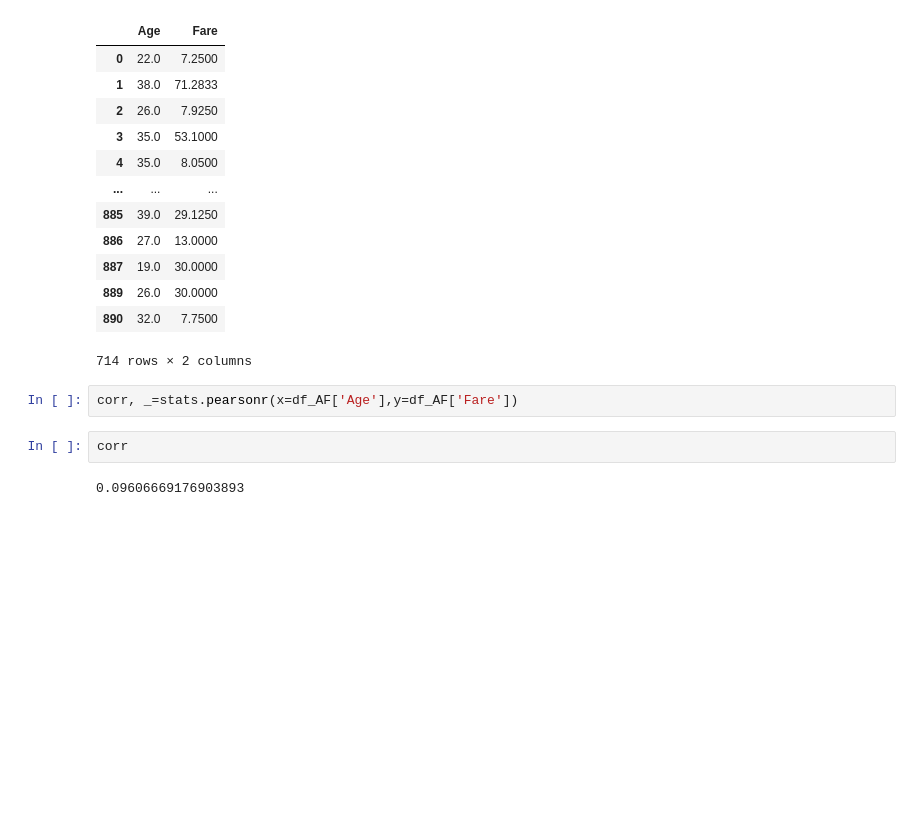
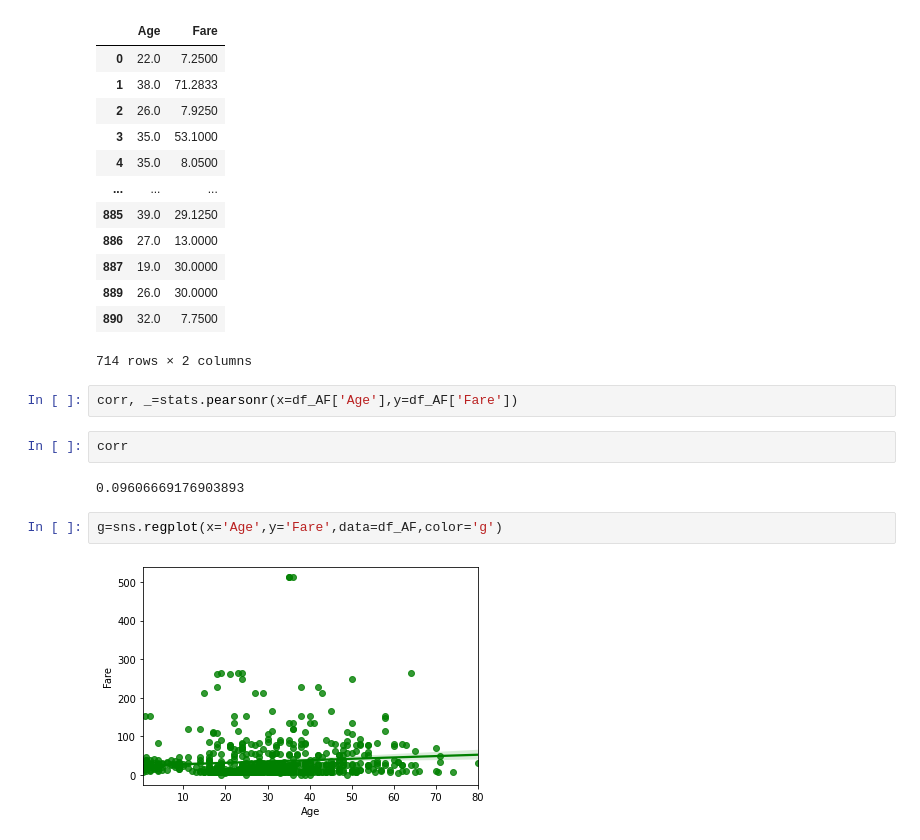
Before and after one commit to gty2920/python60day, a Jupyter notebook: homework/D38 探索性資料分析(EDA)_探討變數之間的關係作業.ipynb, the cells around one changed output. Saved outputs shown, nothing was run; the diff lists cells and outputs as text; blank space fills up the shorter version.

```diff
--- a/homework/D38 探索性資料分析(EDA)_探討變數之間的關係作業.ipynb
+++ b/homework/D38 探索性資料分析(EDA)_探討變數之間的關係作業.ipynb
@@ -274,3 +274,7 @@ corr, _=stats.pearsonr(x=df_AF['Age'],y=df_AF['Fare'])
 corr
 # %% [output]
 0.09606669176903893
+# %%
+g=sns.regplot(x='Age',y='Fare',data=df_AF,color='g')
+# %% [output]
+[figure, added]
```
